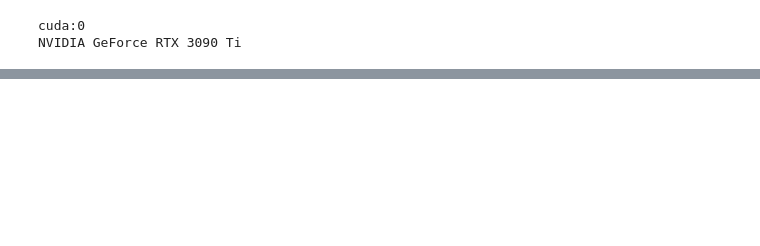
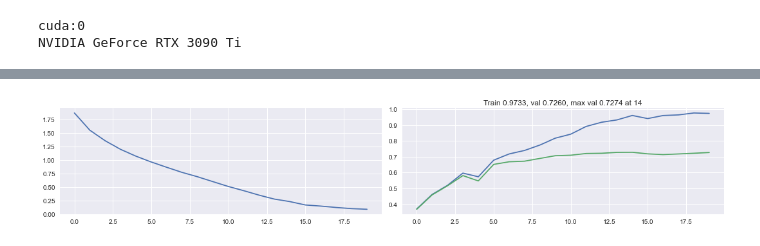
Before and after one commit to jundaz/LayerNorm_Opt, a Jupyter notebook: 3_VGG_Gradient_predictiveness.ipynb, the cells around one changed output, grey strips where cells are left out. Drawn from its saved outputs; the diff is of its cells as text; code cells hidden in the pictures; blank space fills up the shorter version.

```diff
--- a/3_VGG_Gradient_predictiveness.ipynb
+++ b/3_VGG_Gradient_predictiveness.ipynb
@@ -563,17 +284,19 @@ grads_02 = train(model,
 # %%
 set_random_seeds(seed_value=1984, device=device)
-model = VGG_A()
+model = vgg.VGG_A()
 lr = 0.0001
 #optimizer = torch.optim.SGD(model.parameters(), lr = lr, momentum=0.9, weight_decay=5e-4)
 criterion = nn.CrossEntropyLoss()
 optimizer = torch.optim.Adam(model.parameters(), lr = lr)
 
 
 grads_001 = train(model,
                   optimizer,
                   criterion,
                   train_loader,
                   val_loader,
                   epochs_n=epo)
+# %% [output]
+[figure, added]
 # %%
 set_random_seeds(seed_value=1984, device=device)
```
Also changed, not shown: parts of 40 cells of this notebook, 10 other files.
